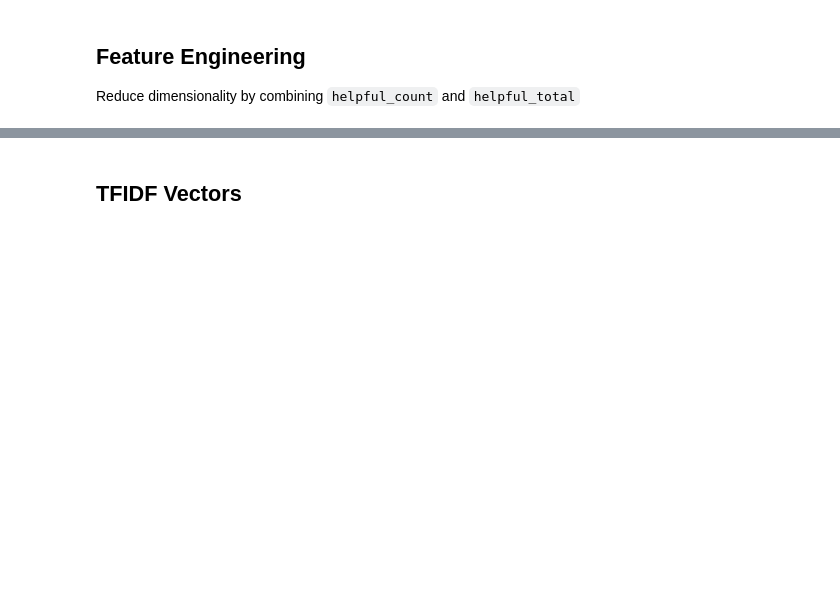
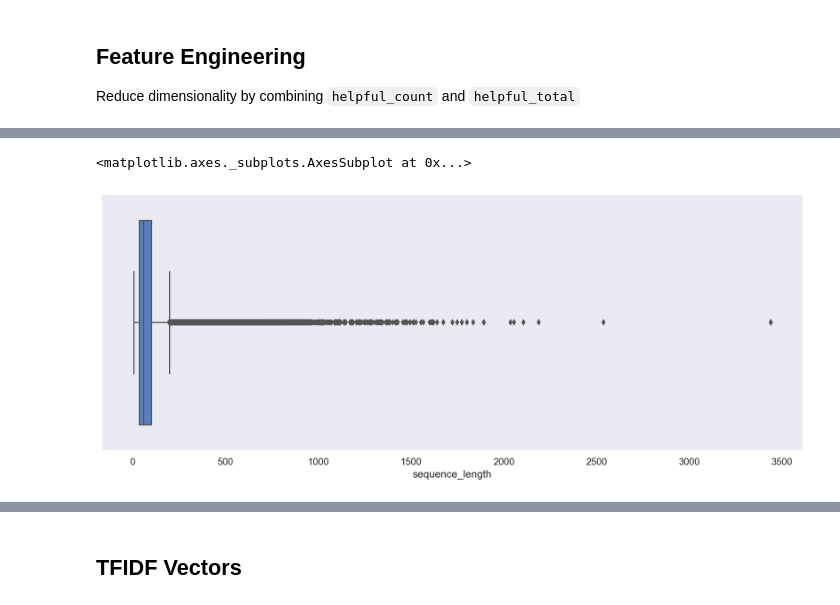
Before and after one commit to wesdoyle/data-science-notebooks, a Jupyter notebook: Amazon_Food_Reviews_NLP/Amazon Food Reviews.ipynb, the cells around one changed output, grey strips where cells are left out. Cells and saved outputs as stored; diff of their text form; code cells hidden in the pictures; blank space fills up the shorter version.

```diff
--- a/Amazon_Food_Reviews_NLP/Amazon Food Reviews.ipynb
+++ b/Amazon_Food_Reviews_NLP/Amazon Food Reviews.ipynb
@@ -266,0 +304,5 @@ df.shape
+# %%
+sns.boxplot(df.sequence_length)
+# %% [output]
+<matplotlib.axes._subplots.AxesSubplot at 0x...>
+[figure, added]
```
Also changed, not shown: parts of 94 cells of this notebook.
